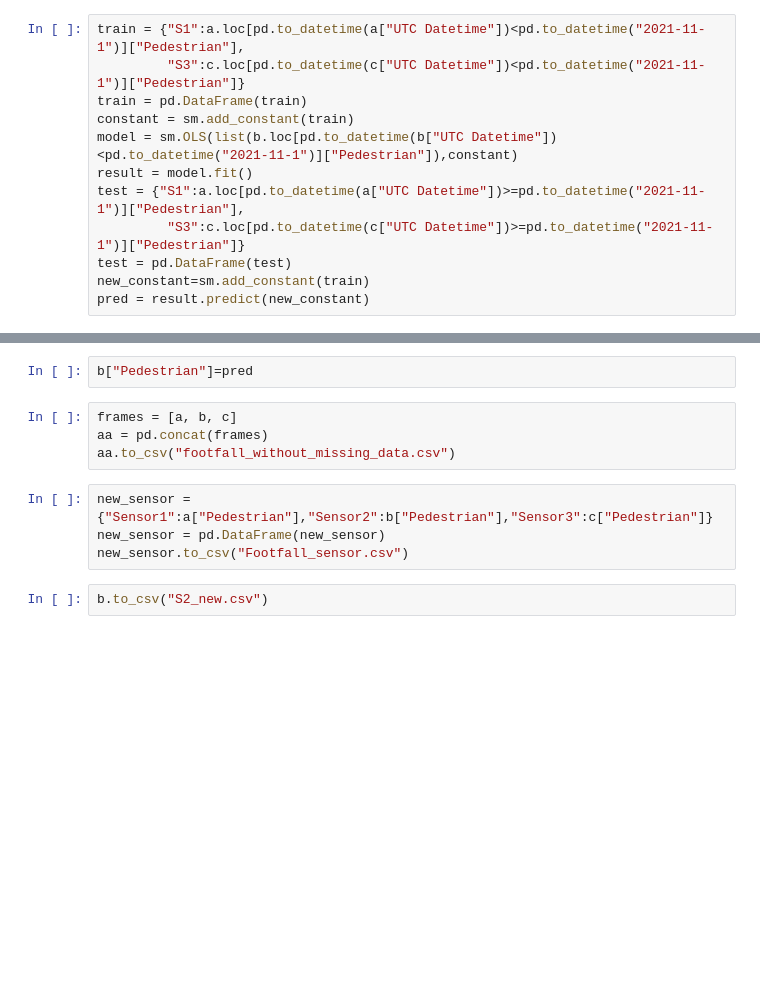
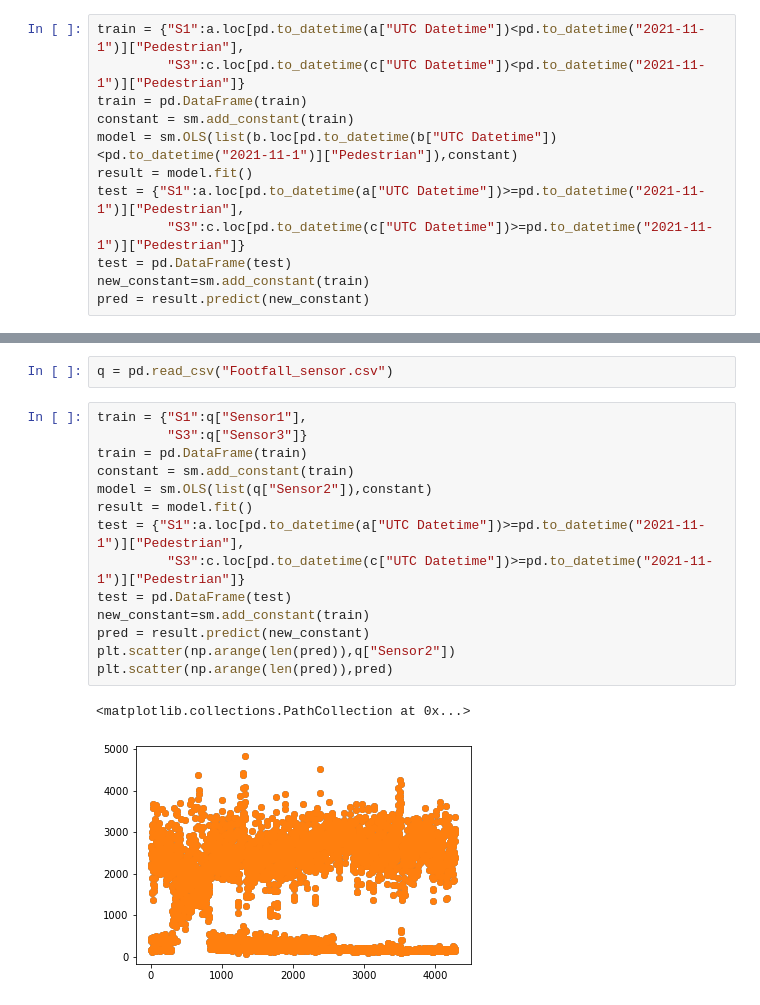
Before and after one commit to JiangYuxuan233/Intern_Yuxuan, a Jupyter notebook: Untitled.ipynb, the cells around one changed output, grey strips where cells are left out. Saved outputs shown, nothing was run; the diff lists cells and outputs as text; blank space fills up the shorter version.

```diff
--- a/Untitled.ipynb
+++ b/Untitled.ipynb
@@ -67,12 +73,19 @@ plt.scatter(np.arange(len(pred)),pred)
-# %%
-b["Pedestrian"]=pred
-# %%
-frames = [a, b, c]
-aa = pd.concat(frames)
-aa.to_csv("footfall_without_missing_data.csv")
-# %%
-new_sensor = {"Sensor1":a["Pedestrian"],"Sensor2":b["Pedestrian"],"Sensor3":c["Pedestrian"]}
-new_sensor = pd.DataFrame(new_sensor)
-new_sensor.to_csv("Footfall_sensor.csv")
-# %%
-b.to_csv("S2_new.csv")
+# %%
+q = pd.read_csv("Footfall_sensor.csv")
+# %%
+train = {"S1":q["Sensor1"],
+         "S3":q["Sensor3"]}
+train = pd.DataFrame(train)
+constant = sm.add_constant(train)
+model = sm.OLS(list(q["Sensor2"]),constant)
+result = model.fit()
+test = {"S1":a.loc[pd.to_datetime(a["UTC Datetime"])>=pd.to_datetime("2021-11-1")]["Pedestrian"],
+         "S3":c.loc[pd.to_datetime(c["UTC Datetime"])>=pd.to_datetime("2021-11-1")]["Pedestrian"]}
+test = pd.DataFrame(test)
+new_constant=sm.add_constant(train)
+pred = result.predict(new_constant)
+plt.scatter(np.arange(len(pred)),q["Sensor2"])
+plt.scatter(np.arange(len(pred)),pred)
+# %% [output]
+<matplotlib.collections.PathCollection at 0x...>
+[figure, added]
```
Also changed, not shown: parts of 8 cells of this notebook, 12 other files.
